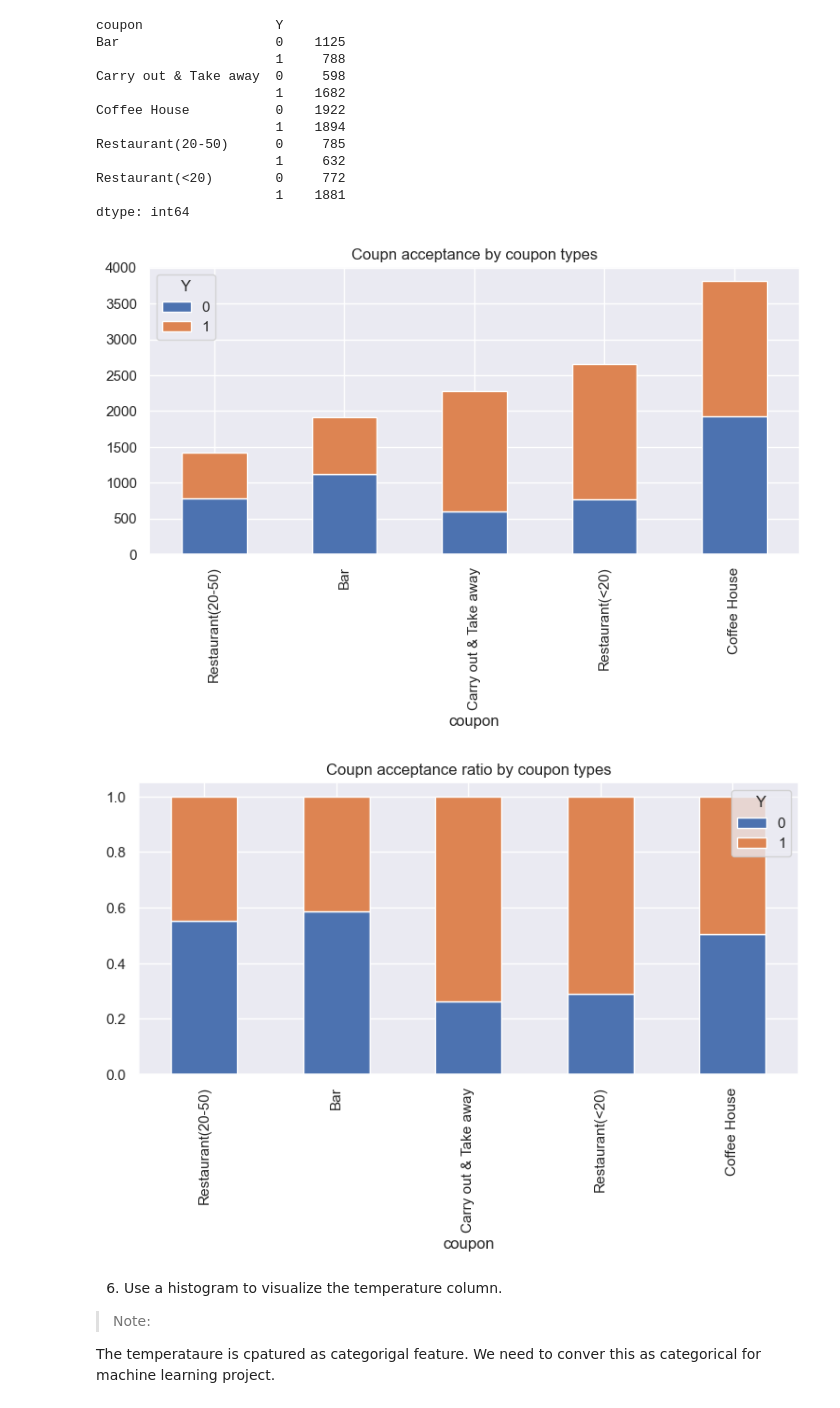
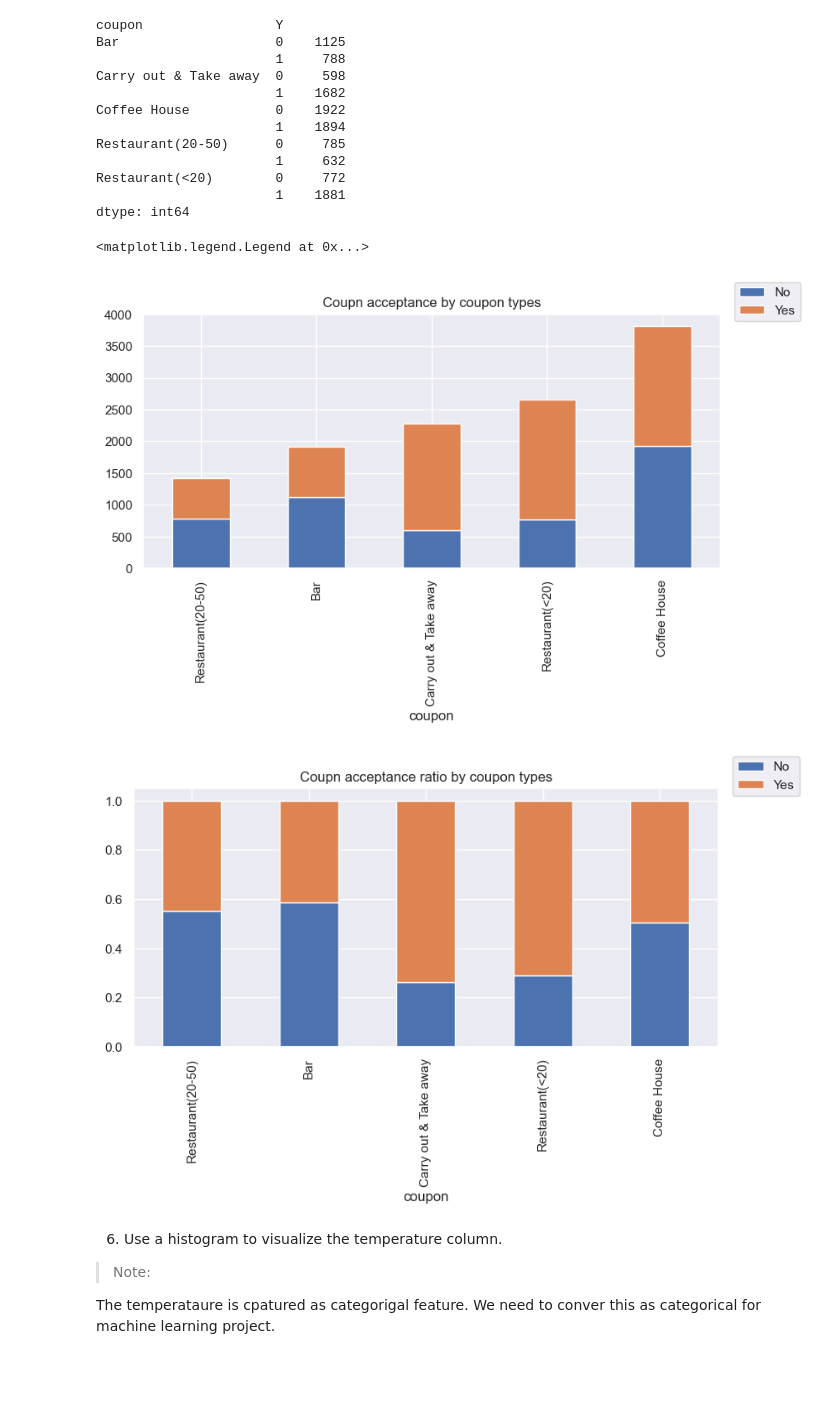
Before and after one commit to xlegend1024/kraftwork, a Jupyter notebook: assignment_5_1_starter/CouponAcceptanceAnalysis.ipynb, the cells around one changed output. Saved outputs shown, nothing was run; the diff lists cells and outputs as text; code cells hidden in the pictures; blank space fills up the shorter version.

Commit message:
image resize

```diff
--- a/assignment_5_1_starter/CouponAcceptanceAnalysis.ipynb
+++ b/assignment_5_1_starter/CouponAcceptanceAnalysis.ipynb
@@ -241,18 +205,20 @@ dtype: int64
 # %%
 axCouponCounts = df.groupby(["coupon", "Y"]).size().unstack().loc[["Restaurant(20-50)", "Bar", "Carry out & Take away", "Restaurant(<20)", "Coffee House"]].\
     plot.bar(
         stacked=True,
         title="Coupn acceptance by coupon types"
     )
-
+axCouponCounts.legend(["No", "Yes"], loc=1, bbox_to_anchor=(0.6,0.6,0.55,0.55))
 axCouponRatio = (df.groupby(["coupon", "Y"]).size()/df.groupby(["coupon"]).size()).unstack().loc[["Restaurant(20-50)", "Bar", "Carry out & Take away", "Restaurant(<20)", "Coffee House"]].\
     plot.bar(
         stacked=True,
         title="Coupn acceptance ratio by coupon types"
     )
+axCouponRatio.legend(["No", "Yes"], loc=1, bbox_to_anchor=(0.6,0.6,0.55,0.55))
 # %% [output]
+<matplotlib.legend.Legend at 0x...>
-[figure, old version]
+[figure, new version]
-[figure, old version]
+[figure, new version]
 # %% [markdown]
 6. Use a histogram to visualize the temperature column.
 
```
Also changed, not shown: parts of 3 cells of this notebook.
